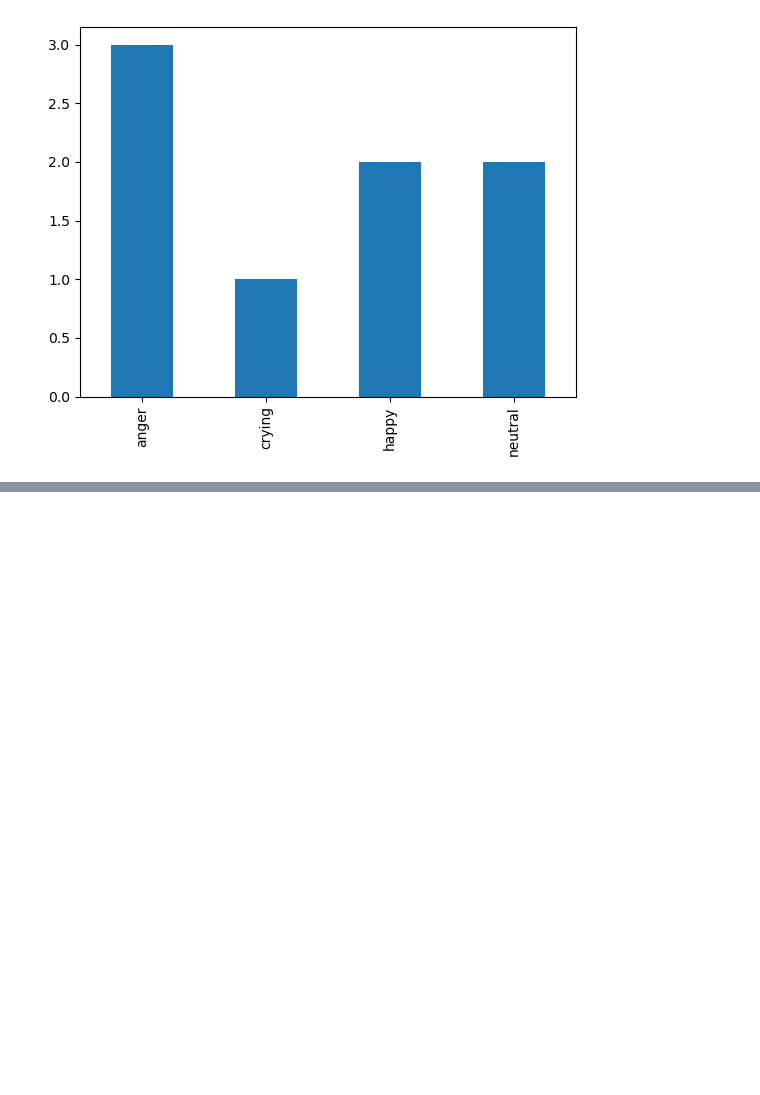
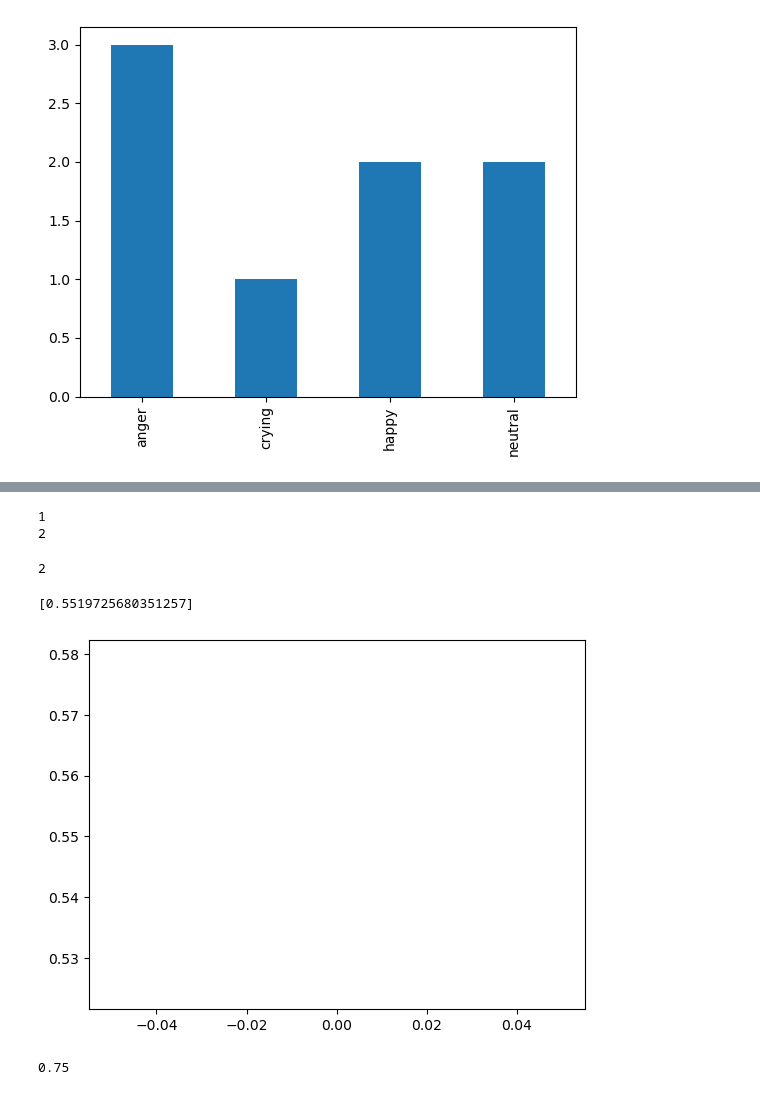
Before and after one commit to Tolulopeelijah/Facial-Expression-Detection, a Jupyter notebook: model_training/train.ipynb, the cells around one changed output, grey strips where cells are left out. Cells and saved outputs as stored; diff of their text form; code cells hidden in the pictures; blank space fills up the shorter version.

```diff
--- a/model_training/train.ipynb
+++ b/model_training/train.ipynb
@@ -138,0 +143,33 @@ for data, label in tqdm(train_loader):
+# %%
+val_losses = []
+val_accuracy = []
+with torch.no_grad():
+    count = 0
+    for images, labels in tqdm(val_loader):
+        output = model(images)
+        count += 1
+        loss = loss_fn(output, labels)
+        val_losses.append(loss.item())
+        print(count)
+
+        correct = torch.eq(torch.argmax(output, dim = 1), labels)
+        total_correct = torch.sum(correct).item()
+        accuracy = total_correct / len(val_loader.dataset)
+        val_accuracy.append(accuracy)
+# %% [output]
+1
+2
+# %%
+len(val_loader)
+# %% [output]
+2
+# %%
+plt.plot(val_losses)
+val_losses
+# %% [output]
+[0.5519725680351257]
+[figure, added]
+# %%
+accuracy
+# %% [output]
+0.75
```
Also changed, not shown: parts of 6 cells of this notebook.
